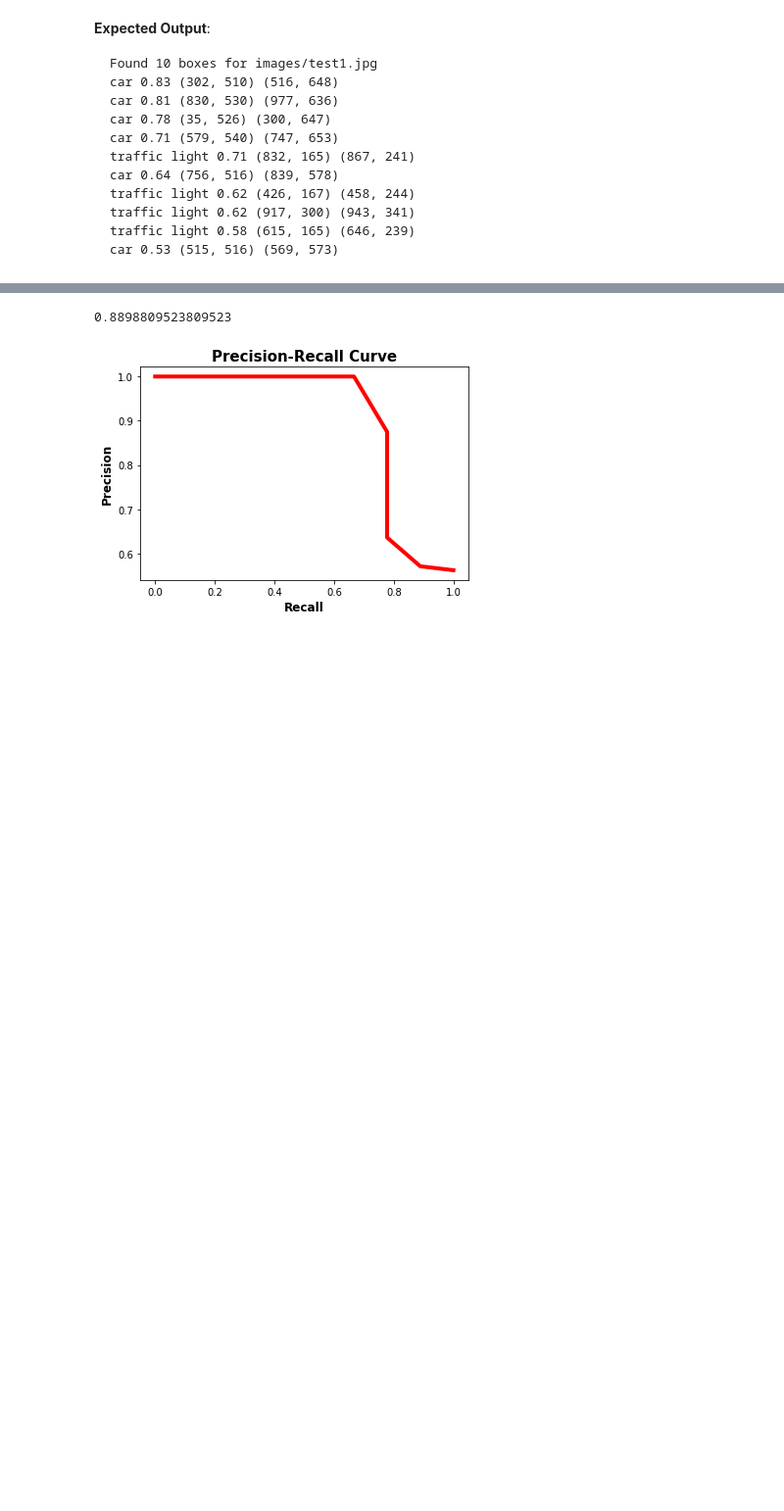
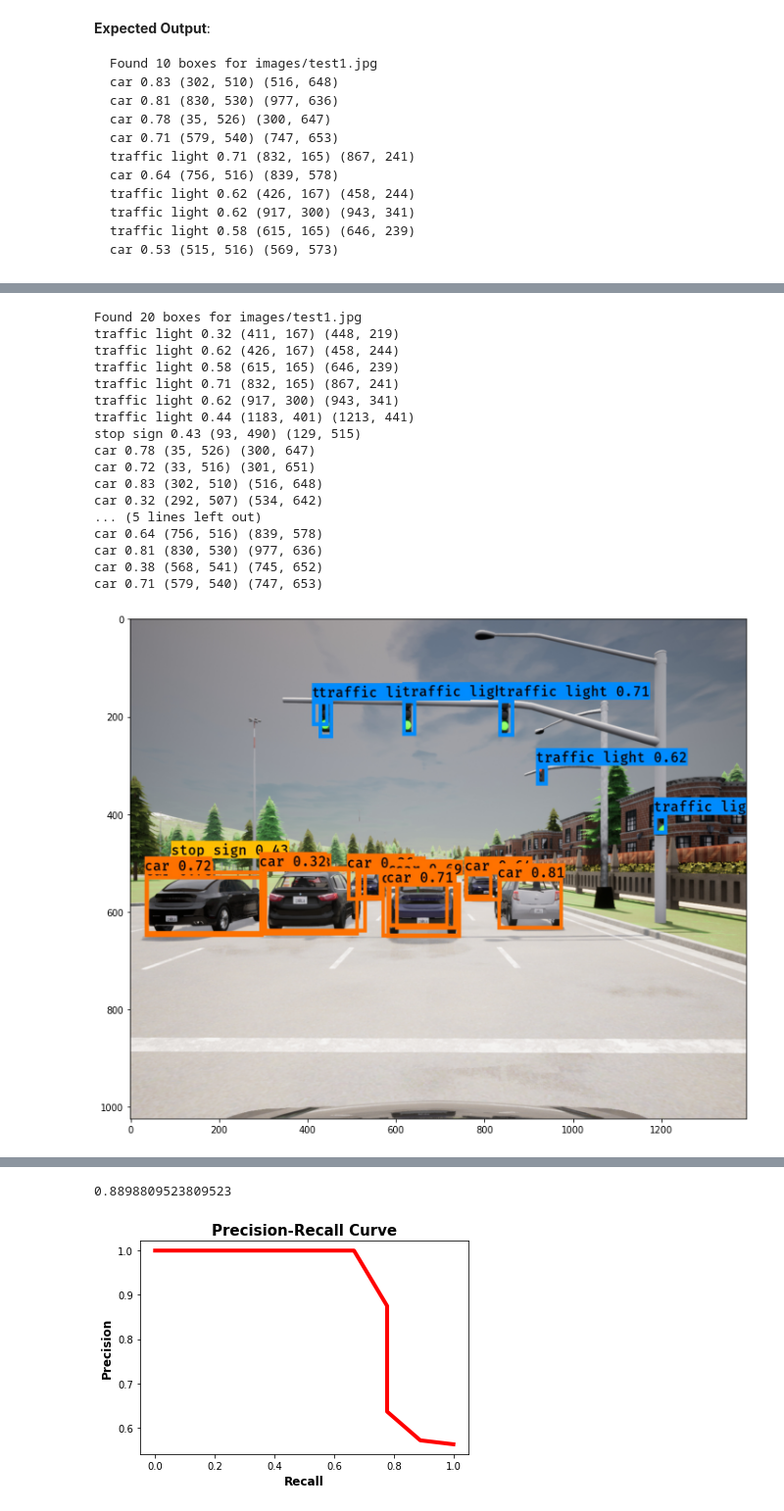
Before and after one commit to MrTooOldDriver/MOB_OD_Lab, a Jupyter notebook: MOB_Object_Detection_with_CARLA_solution.ipynb, the cells around one changed output, grey strips where cells are left out. Shown at 98% size. Saved outputs shown, nothing was run; the diff lists cells and outputs as text; code cells hidden in the pictures; blank space fills up the shorter version.

```diff
--- a/MOB_Object_Detection_with_CARLA_solution.ipynb
+++ b/MOB_Object_Detection_with_CARLA_solution.ipynb
@@ -705,0 +713,42 @@ car 0.53 (515, 516) (569, 573)
+# %%
+def yolo_eval_without_NMS(yolo_outputs, image_shape=(720, 1280), max_boxes=10, score_threshold=.6, iou_threshold=.5):
+    """
+    Converts the output of YOLO encoding (a lot of boxes) to your predicted boxes along with their scores, box coordinates and classes.
+
+    Arguments:
+    yolo_outputs -- output of the encoding model (for image_shape of (608, 608, 3)), contains 4 tensors:
+                    box_xy: tensor of shape (None, 19, 19, 5, 2)
+                    box_wh: tensor of shape (None, 19, 19, 5, 2)
+                    box_confidence: tensor of shape (None, 19, 19, 5, 1)
+                    box_class_probs: tensor of shape (None, 19, 19, 5, 80)
+    image_shape -- tensor of shape (2,) containing the input shape, in this notebook we use (608., 608.) (has to be float32 dtype)
+    max_boxes -- integer, maximum number of predicted boxes you'd like
+    score_threshold -- real value, if [ highest class probability score < threshold], then get rid of the corresponding box
+    iou_threshold -- real value, "intersection over union" threshold used for NMS filtering
+
+    Returns:
+    scores -- tensor of shape (None, ), predicted score for each box
+    boxes -- tensor of shape (None, 4), predicted box coordinates
+    classes -- tensor of shape (None,), predicted class for each box
+    """
+    # YOUR CODE STARTS HERE
+
+    # Retrieve outputs of the YOLO mode
+    ##(≈ 1 line)
+    box_xy, box_wh, box_confidence, box_class_probs = yolo_outputs
+
+    # Convert boxes to be ready for filtering functions (convert boxes box_xy and box_wh to corner coordinates)
+    boxes = yolo_boxes_to_corners(box_xy, box_wh)
+
+    # Use one of the functions you've implemented to perform Score-filtering with a threshold of score_threshold
+    ##(≈ 1 line)
+    scores, boxes, classes = yolo_filter_boxes(boxes, box_confidence, box_class_probs, score_threshold)
+
+    # Scale boxes back to original image shape (720, 1280 or whatever)
+    boxes = scale_boxes(boxes, image_shape)  # Network was trained to run on 608x608 images
+
+    # For this experiment we don't use NMS
+
+    # YOUR CODE ENDS HERE
+
+    return scores, boxes, classes
@@ -705,0 +801,21 @@ car 0.53 (515, 516) (569, 573)
+# %%
+out_scores, out_boxes, out_classes = predict_without_NMS("test1.jpg")
+# %% [output]
+Found 20 boxes for images/test1.jpg
+traffic light 0.32 (411, 167) (448, 219)
+traffic light 0.62 (426, 167) (458, 244)
+traffic light 0.58 (615, 165) (646, 239)
+traffic light 0.71 (832, 165) (867, 241)
+traffic light 0.62 (917, 300) (943, 341)
+traffic light 0.44 (1183, 401) (1213, 441)
+stop sign 0.43 (93, 490) (129, 515)
+car 0.78 (35, 526) (300, 647)
+car 0.72 (33, 516) (301, 651)
+car 0.83 (302, 510) (516, 648)
+car 0.32 (292, 507) (534, 642)
+... (5 lines left out)
+car 0.64 (756, 516) (839, 578)
+car 0.81 (830, 530) (977, 636)
+car 0.38 (568, 541) (745, 652)
+car 0.71 (579, 540) (747, 653)
+[figure, added]
```
Also changed, not shown: parts of 6 cells of this notebook, 1 other file.
